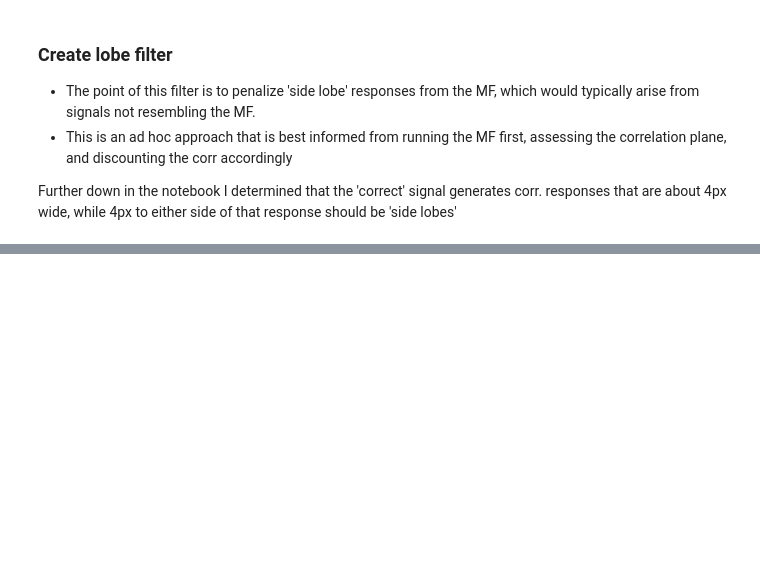
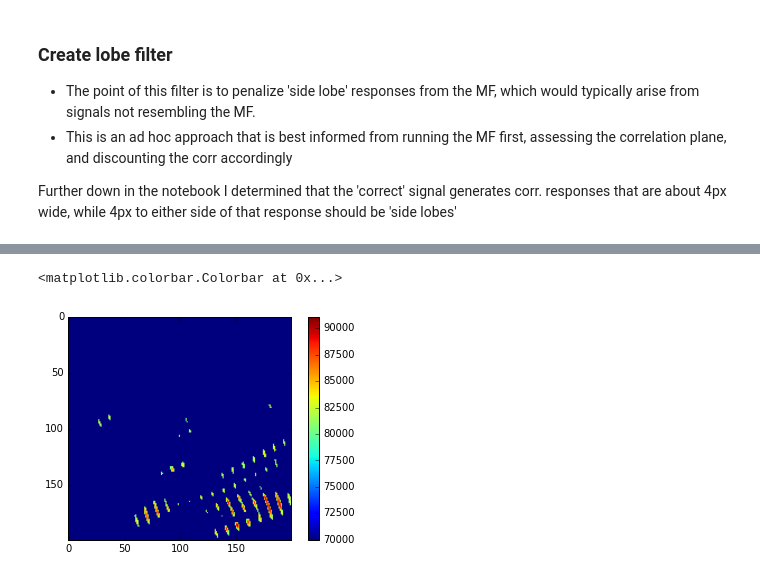
Before and after one commit to huskeypm/gpu_detect, a Jupyter notebook: tissuetests.ipynb, the cells around one changed output, grey strips where cells are left out. Saved outputs shown, nothing was run; the diff lists cells and outputs as text; code cells hidden in the pictures; blank space fills up the shorter version.

```diff
--- a/tissuetests.ipynb
+++ b/tissuetests.ipynb
@@ -206,0 +92,18 @@ imshow(lobemfr,cmap='gray')
+# %%
+l,r = 200,400  # lots of bright spots that coudl confuse algorithm
+ll,rr = 550,750
+
+l,r = 550,750 # mostly TT content
+ll,rr = 550,750
+
+#l,r =250,450 # contains a blank region
+#ll,rr = 100,300
+
+test = np.copy(results.snr[l:r,ll:rr])
+cut = 80000
+test[np.where(test<cut)]=70000
+imshow(test)
+colorbar()
+# %% [output]
+<matplotlib.colorbar.Colorbar at 0x...>
+[figure, added]
```
Also changed, not shown: parts of 76 cells of this notebook, 2 other files.
